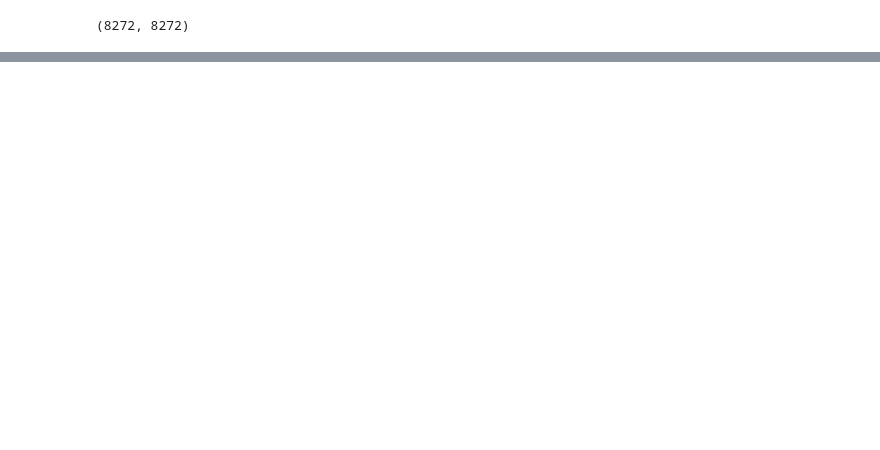
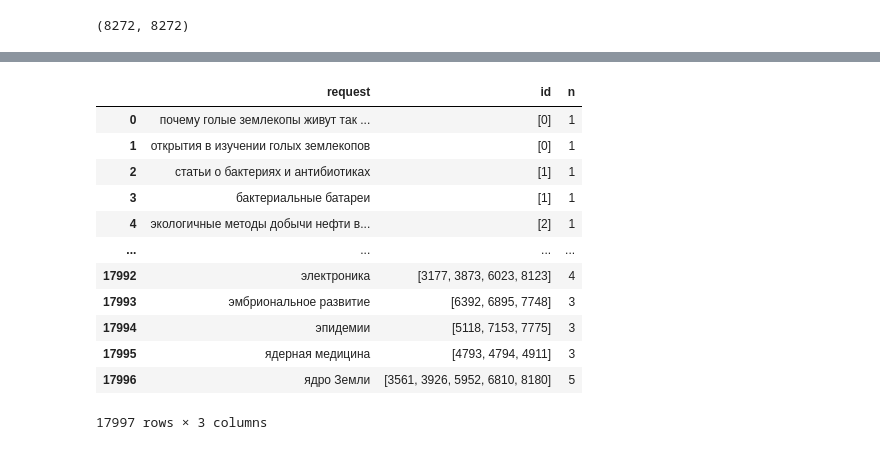
Before and after one commit to VladShajdulin/OTUS_project, a Jupyter notebook: dataset_generation.ipynb, the cells around one changed output, grey strips where cells are left out. Saved outputs shown, nothing was run; the diff lists cells and outputs as text; code cells hidden in the pictures; blank space fills up the shorter version.

```diff
--- a/dataset_generation.ipynb
+++ b/dataset_generation.ipynb
@@ -145,0 +136,8 @@ texts[:5]
+# %%
+path = '/content/drive/MyDrive/Colab Notebooks/OTUS_project/req_from_titles.json'
+req_from_titles = pd.read_json(path)
+req_from_titles = req_from_titles[req_from_titles['requests'].map(len) == 2]
+
+first_df = req_from_titles[['requests', 'id']].explode('requests', ignore_index=True).rename(columns={'requests': 'request'})
+first_df['id'] = first_df['id'].map(lambda x: [x])
+first_df
@@ -145,0 +158,15 @@ texts[:5]
+# %%
+tags_df = df['tags'].explode().reset_index()
+tags_list = list(tags_df['tags'].unique())
+tags_lower = [s.lower() for s in tags_list]
+
+def process_tag(s, tags_list=tags_list, tags_lower=tags_lower):
+  pos = tags_lower.index(s.lower())
+  return tags_list[pos]
+
+tags_df['tags'] = tags_df['tags'].map(process_tag)
+tags_df = tags_df.groupby('tags', as_index=False).agg({'index': list})
+
+second_df = tags_df[tags_df['index'].map(len).between(2, 10, inclusive='neither')]
+second_df = second_df.rename(columns={'tags': 'request', 'index': 'id'}).reset_index(drop=True)
+second_df
@@ -145,0 +187,21 @@ texts[:5]
+# %%
+requests_df = pd.concat([first_df, second_df], ignore_index=True)
+requests_df['n'] = requests_df['id'].map(len)
+
+path = '/content/drive/MyDrive/Colab Notebooks/OTUS_project/sinthetic_reqs.csv'
+requests_df.to_csv(path)
+requests_df
+# %% [output]
+|  | request | id | n |
+| 0 | почему голые землекопы живут так ... | [0] | 1 |
+| 1 | открытия в изучении голых землекопов | [0] | 1 |
+| 2 | статьи о бактериях и антибиотиках | [1] | 1 |
+| 3 | бактериальные батареи | [1] | 1 |
+| 4 | экологичные методы добычи нефти в... | [2] | 1 |
+| ... | ... | ... | ... |
+| 17992 | электроника | [3177, 3873, 6023, 8123] | 4 |
+| 17993 | эмбриональное развитие | [6392, 6895, 7748] | 3 |
+| 17994 | эпидемии | [5118, 7153, 7775] | 3 |
+| 17995 | ядерная медицина | [4793, 4794, 4911] | 3 |
+| 17996 | ядро Земли | [3561, 3926, 5952, 6810, 8180] | 5 |
+17997 rows × 3 columns
```
Also changed, not shown: parts of 19 cells of this notebook, 3 other files.
